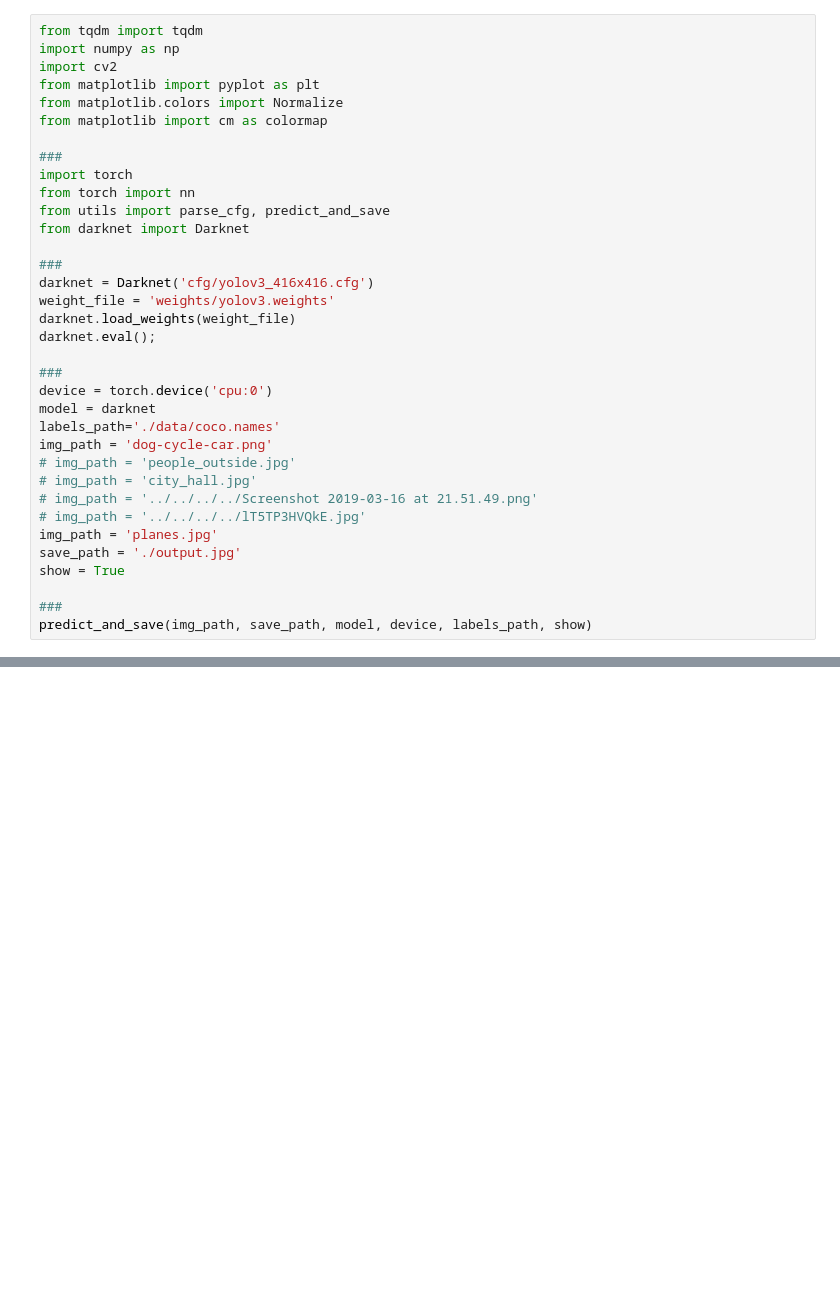
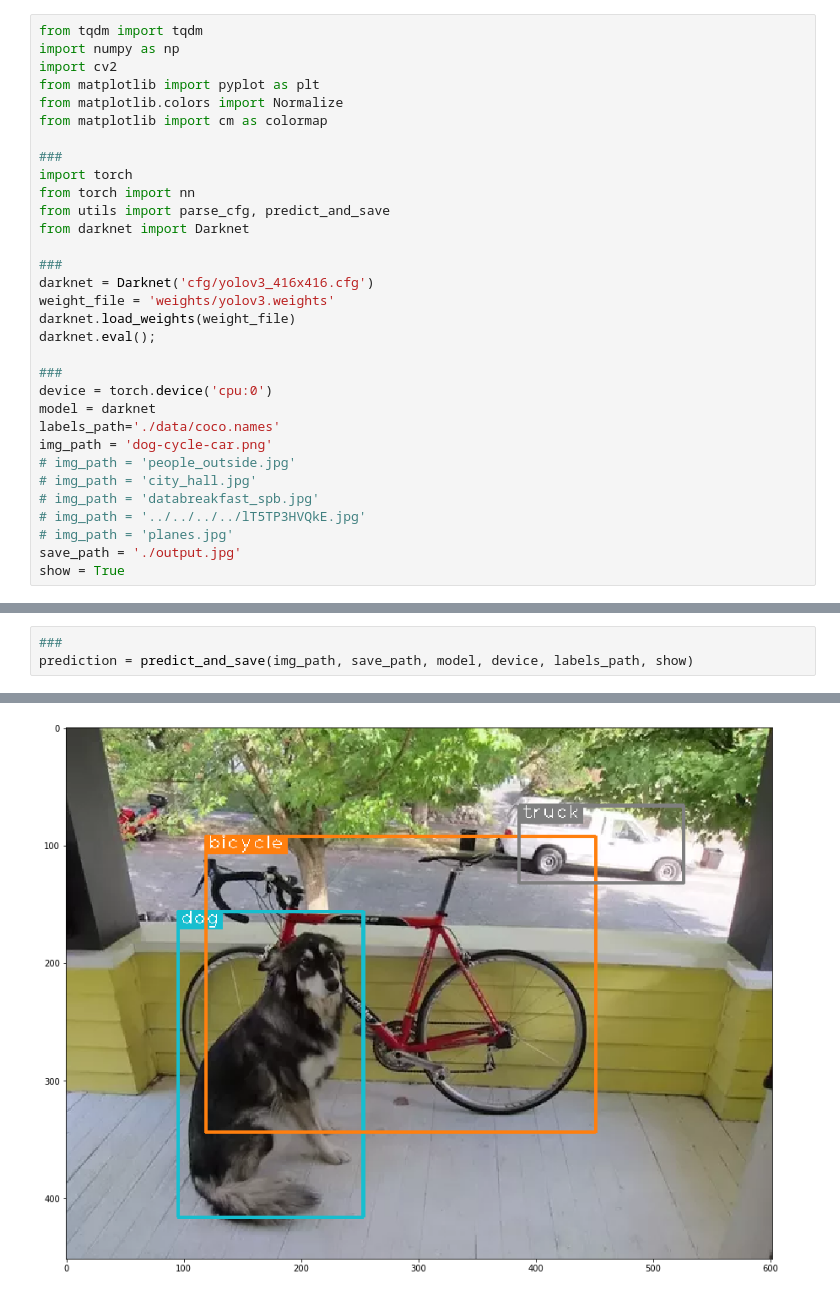
Before and after one commit to v-iashin/WebsiteYOLO, a Jupyter notebook: face_detector/experiments/yolo/prediction.ipynb, the cells around one changed output, grey strips where cells are left out. Cells and saved outputs as stored; diff of their text form; blank space fills up the shorter version.

```diff
--- a/face_detector/experiments/yolo/prediction.ipynb
+++ b/face_detector/experiments/yolo/prediction.ipynb
@@ -27,14 +28,11 @@ labels_path='./data/coco.names'
 img_path = 'dog-cycle-car.png'
 # img_path = 'people_outside.jpg'
 # img_path = 'city_hall.jpg'
-# img_path = '../../../../Screenshot 2019-03-16 at 21.51.49.png'
+# img_path = 'databreakfast_spb.jpg'
 # img_path = '../../../../lT5TP3HVQkE.jpg'
-img_path = 'planes.jpg'
+# img_path = 'planes.jpg'
 save_path = './output.jpg'
 show = True
-
-###
-predict_and_save(img_path, save_path, model, device, labels_path, show)
 # %% [output]
 WARNING: sudivisions of a batch aren't used in contrast to the original cfg
 we also can remove bias due to bn
@@ -48,0 +44,4 @@ torch.Size([7, 7])
+# %%
+###
+prediction = predict_and_save(img_path, save_path, model, device, labels_path, show)
+# %% [output]
@@ -48,0 +50 @@ torch.Size([7, 7])
+[figure, added]
```
Also changed, not shown: parts of 3 cells of this notebook, 3 other files.
